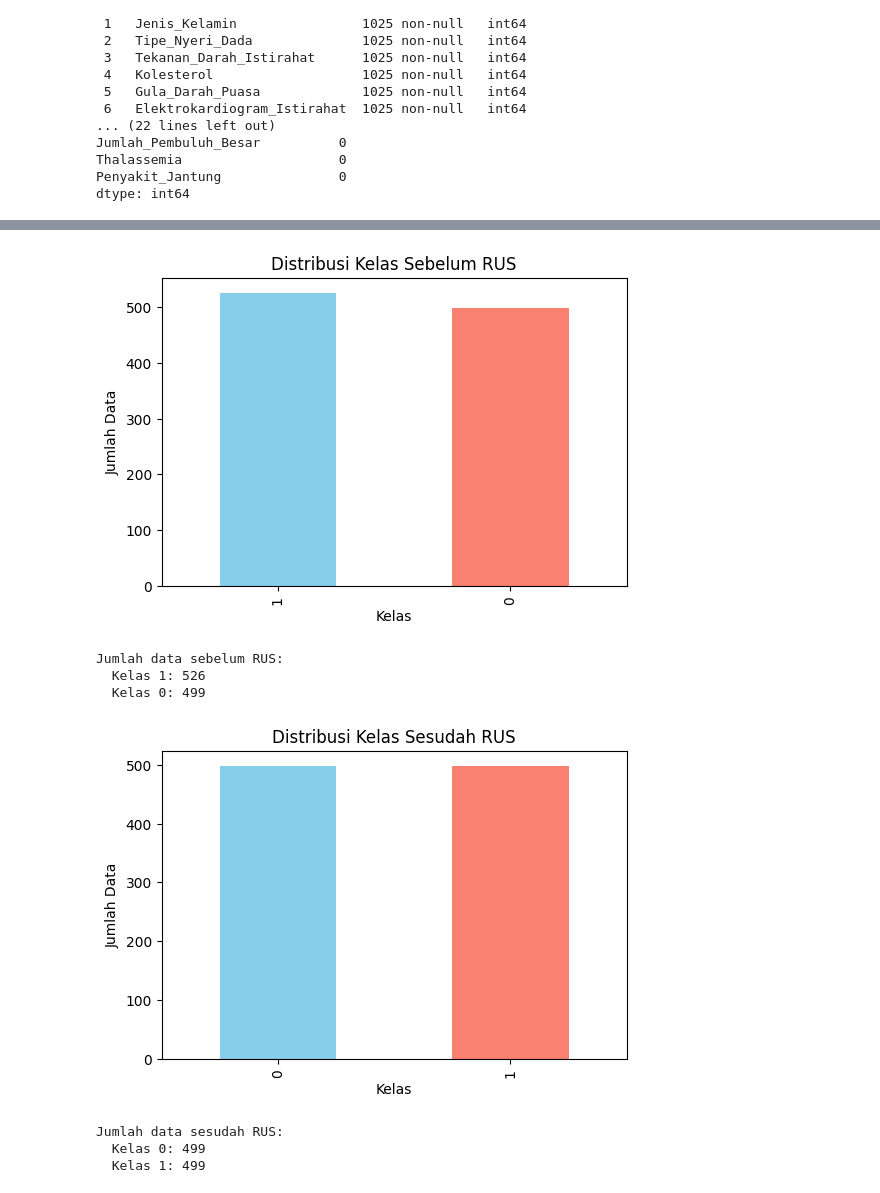
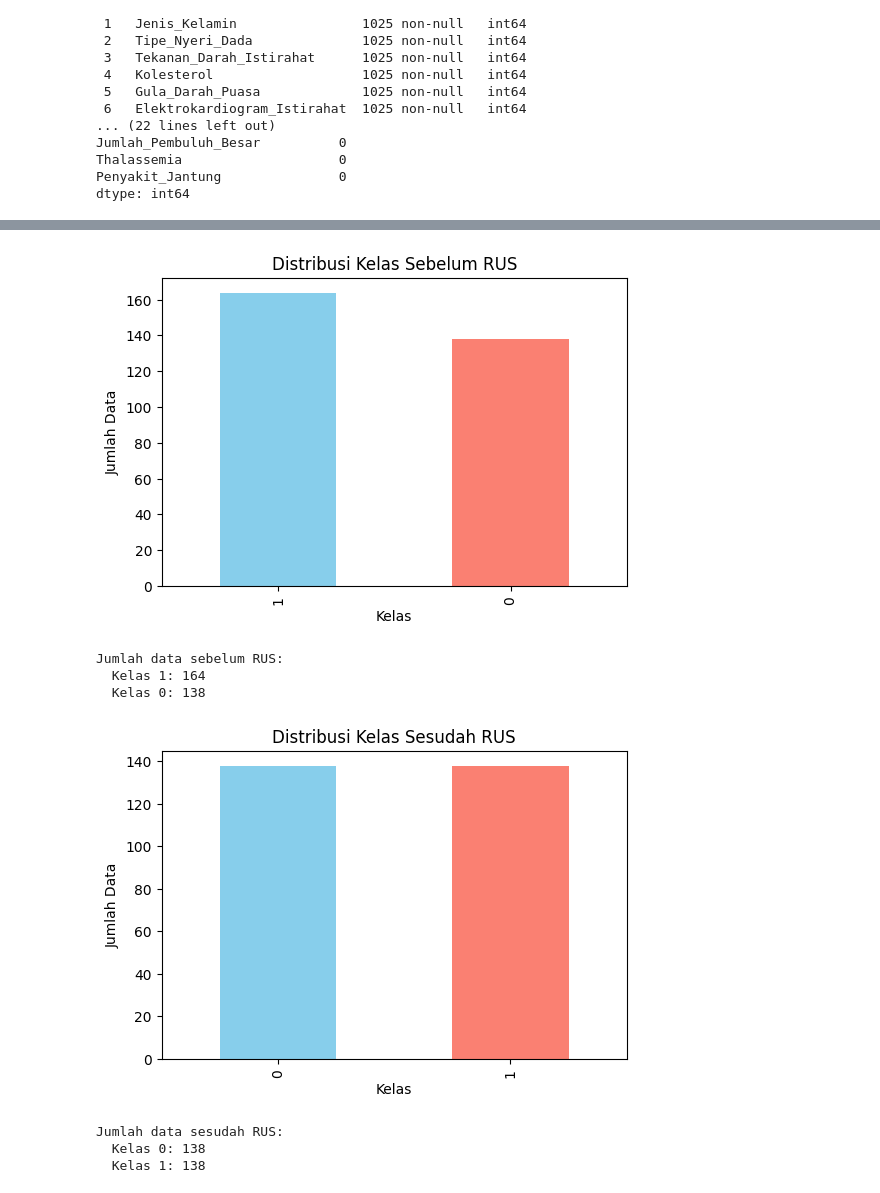
Before and after one commit to aishalaily/UTS-MachineLearning, a Jupyter notebook: proses.ipynb, the cells around one changed output, grey strips where cells are left out. Saved outputs shown, nothing was run; the diff lists cells and outputs as text; code cells hidden in the pictures.

Commit message:
update transformasi

```diff
--- a/proses.ipynb
+++ b/proses.ipynb
@@ -99,7 +144,7 @@ import pandas as pd
 import matplotlib.pyplot as plt
 from imblearn.under_sampling import RandomUnderSampler
 
-df = pd.read_csv("penyakit_jantung.csv")
+df = pd.read_csv("penyakit_jantung_Transformasi.csv")
 target = "Penyakit_Jantung"
 
 X = df.drop(columns=[target])
@@ -107,38 +152,38 @@ y = df[target]
 
 before_counts = y.value_counts()
 
 plt.figure(figsize=(6,4))
 before_counts.plot(kind='bar', color=['skyblue', 'salmon'])
 plt.title("Distribusi Kelas Sebelum RUS")
 plt.xlabel("Kelas")
 plt.ylabel("Jumlah Data")
 plt.show()
 
 print("Jumlah data sebelum RUS:")
 for kelas, jumlah in before_counts.items():
     print(f"  Kelas {kelas}: {jumlah}")
 
 rus = RandomUnderSampler(random_state=42)
 X_res, y_res = rus.fit_resample(X, y)
 
 after_counts = y_res.value_counts()
 
 plt.figure(figsize=(6,4))
 after_counts.plot(kind='bar', color=['skyblue', 'salmon'])
 plt.title("Distribusi Kelas Sesudah RUS")
 plt.xlabel("Kelas")
 plt.ylabel("Jumlah Data")
 plt.show()
 
 print("\nJumlah data sesudah RUS:")
 for kelas, jumlah in after_counts.items():
     print(f"  Kelas {kelas}: {jumlah}")
 # %% [output]
-[figure, old version]
+[figure, new version]
 Jumlah data sebelum RUS:
-  Kelas 1: 526
-  Kelas 0: 499
+  Kelas 1: 164
+  Kelas 0: 138
-[figure, old version]
+[figure, new version]
 Jumlah data sesudah RUS:
-  Kelas 0: 499
-  Kelas 1: 499
+  Kelas 0: 138
+  Kelas 1: 138
```
Also changed, not shown: parts of 2 cells of this notebook, 3 other files.
